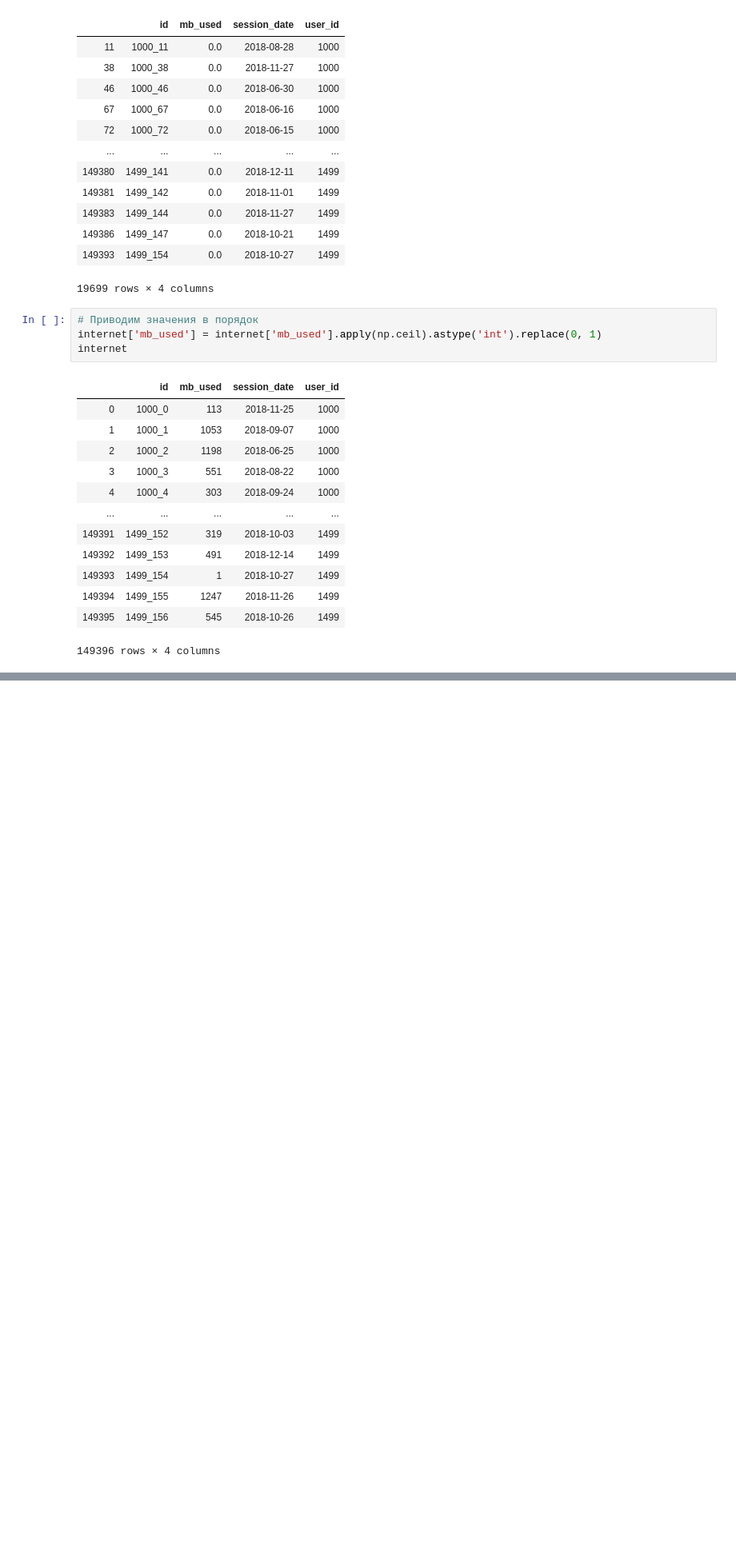
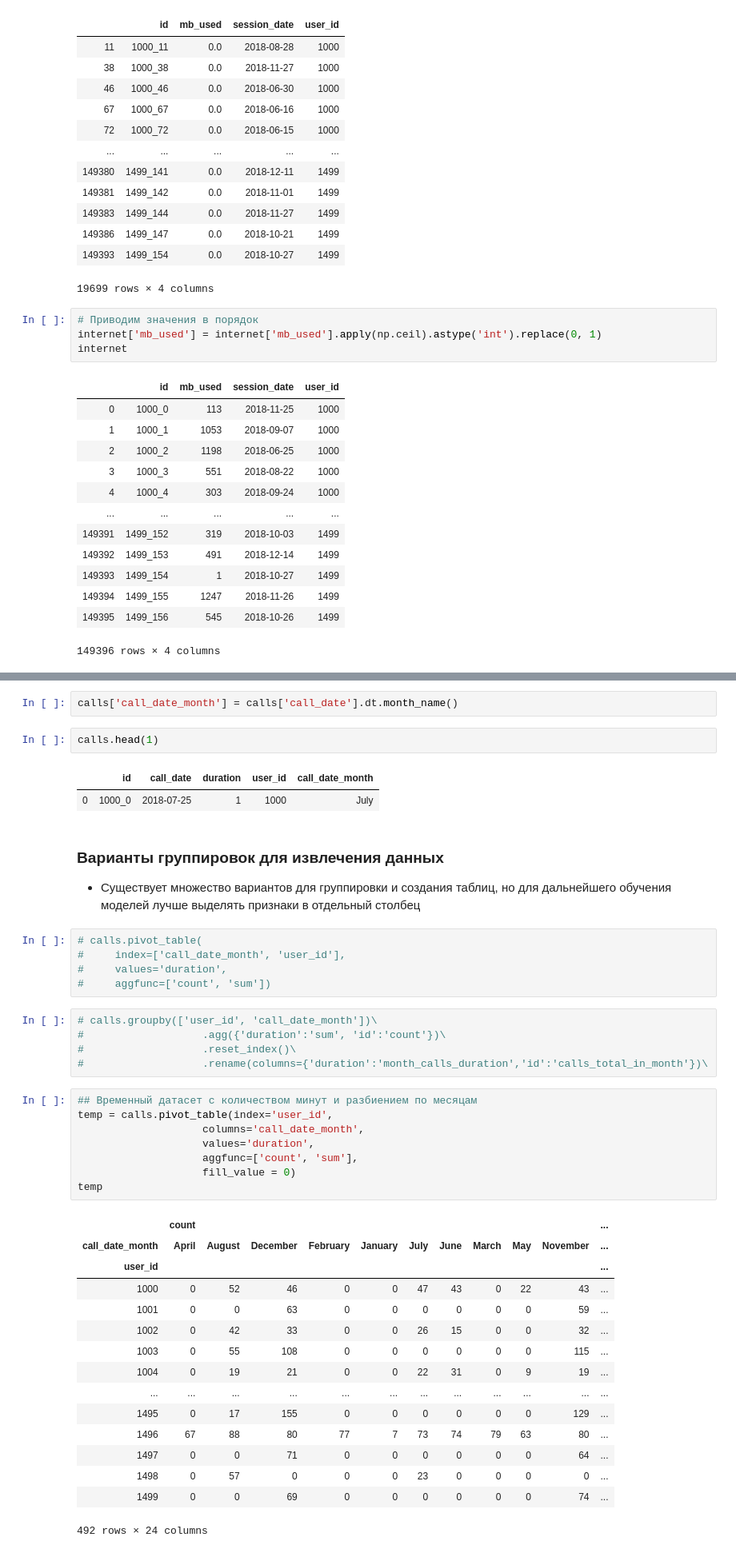
Before and after one commit to rendley/yandex_data_sciense, a Jupyter notebook: Step_4/project.ipynb, the cells around one changed output, grey strips where cells are left out. Shown: that part at 80% size. Cells and saved outputs as stored; diff of their text form; blank space fills up the shorter version.

```diff
--- a/Step_4/project.ipynb
+++ b/Step_4/project.ipynb
@@ -425,0 +440,44 @@ internet
+# %%
+calls['call_date_month'] = calls['call_date'].dt.month_name()
+# %%
+calls.head(1)
+# %% [output]
+|  | id | call_date | duration | user_id | call_date_month |
+| 0 | 1000_0 | 2018-07-25 | 1 | 1000 | July |
+# %% [markdown]
+### Варианты группировок для извлечения данных
+- Существует множество вариантов для группировки и создания таблиц, но для дальнейшего обучения моделей лучше выделять признаки в отдельный столбец
+# %%
+# calls.pivot_table(
+#     index=['call_date_month', 'user_id'],
+#     values='duration',
+#     aggfunc=['count', 'sum'])
+# %%
+# calls.groupby(['user_id', 'call_date_month'])\
+#                   .agg({'duration':'sum', 'id':'count'})\
+#                   .reset_index()\
+#                   .rename(columns={'duration':'month_calls_duration','id':'calls_total_in_month'})\
+# %%
+## Временный датасет с количеством минут и разбиением по месяцам
+temp = calls.pivot_table(index='user_id',
+                    columns='call_date_month',
+                    values='duration',
+                    aggfunc=['count', 'sum'],
+                    fill_value = 0)
+temp
+# %% [output]
+|  | count |  |  |  |  |  |  |  |  |  | ... |
+| call_date_month | April | August | December | February | January | July | June | March | May | November | ... |
+| user_id |  |  |  |  |  |  |  |  |  |  | ... |
+| 1000 | 0 | 52 | 46 | 0 | 0 | 47 | 43 | 0 | 22 | 43 | ... |
+| 1001 | 0 | 0 | 63 | 0 | 0 | 0 | 0 | 0 | 0 | 59 | ... |
+| 1002 | 0 | 42 | 33 | 0 | 0 | 26 | 15 | 0 | 0 | 32 | ... |
+| 1003 | 0 | 55 | 108 | 0 | 0 | 0 | 0 | 0 | 0 | 115 | ... |
+| 1004 | 0 | 19 | 21 | 0 | 0 | 22 | 31 | 0 | 9 | 19 | ... |
+| ... | ... | ... | ... | ... | ... | ... | ... | ... | ... | ... | ... |
+| 1495 | 0 | 17 | 155 | 0 | 0 | 0 | 0 | 0 | 0 | 129 | ... |
+| 1496 | 67 | 88 | 80 | 77 | 7 | 73 | 74 | 79 | 63 | 80 | ... |
+| 1497 | 0 | 0 | 71 | 0 | 0 | 0 | 0 | 0 | 0 | 64 | ... |
+| 1498 | 0 | 57 | 0 | 0 | 0 | 23 | 0 | 0 | 0 | 0 | ... |
+| 1499 | 0 | 0 | 69 | 0 | 0 | 0 | 0 | 0 | 0 | 74 | ... |
+492 rows × 24 columns
```
Also changed, not shown: parts of 28 cells of this notebook.
